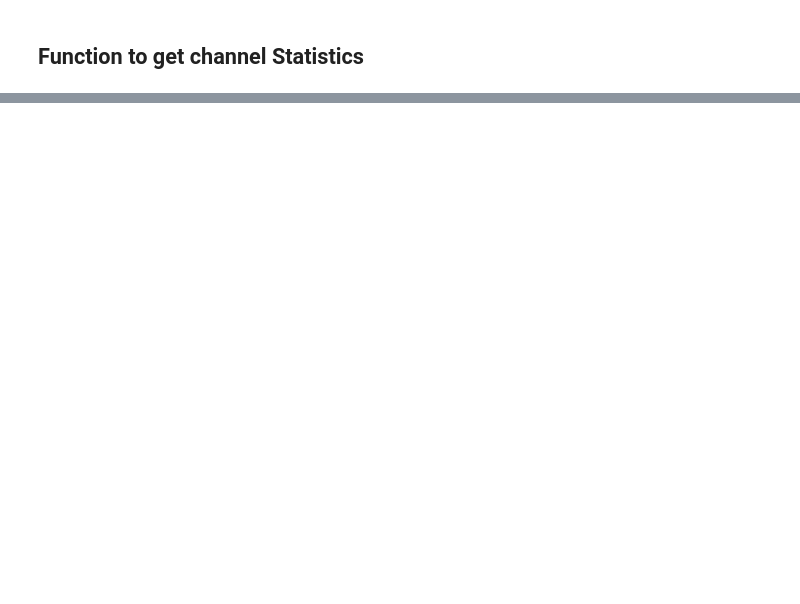
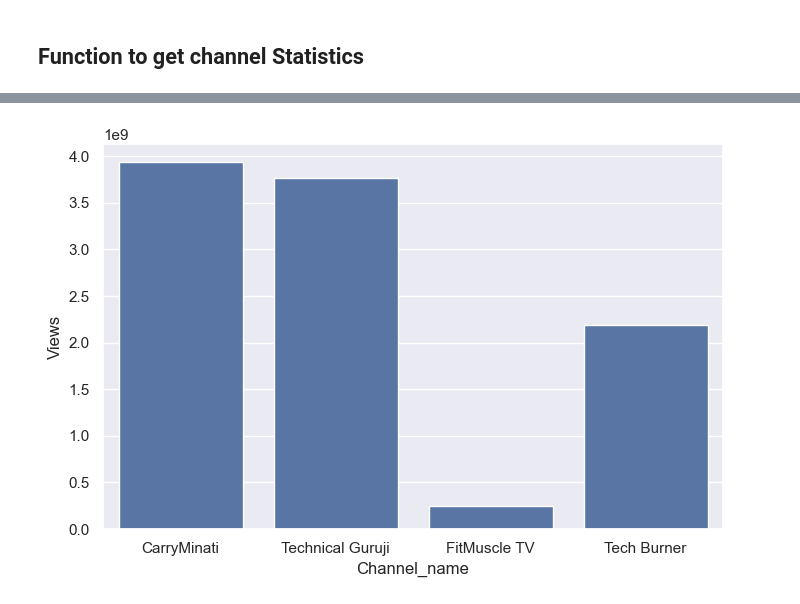
Before and after one commit to nikesm98/youtube_Scrapper, a Jupyter notebook: YT_analysis_project.ipynb, the cells around one changed output, grey strips where cells are left out. Cells and saved outputs as stored; diff of their text form; code cells hidden in the pictures; blank space fills up the shorter version.

```diff
--- a/YT_analysis_project.ipynb
+++ b/YT_analysis_project.ipynb
@@ -54,0 +72,7 @@ get_channel_status(youtube, channel_ids)
+# %%
+sns.set(rc = {
+    'figure.figsize' : (8,5)
+})
+ax = sns.barplot(x = 'Channel_name', y = 'Views' , data=channel_data)
+# %% [output]
+[figure, added]
```
Also changed, not shown: parts of 7 cells of this notebook.
